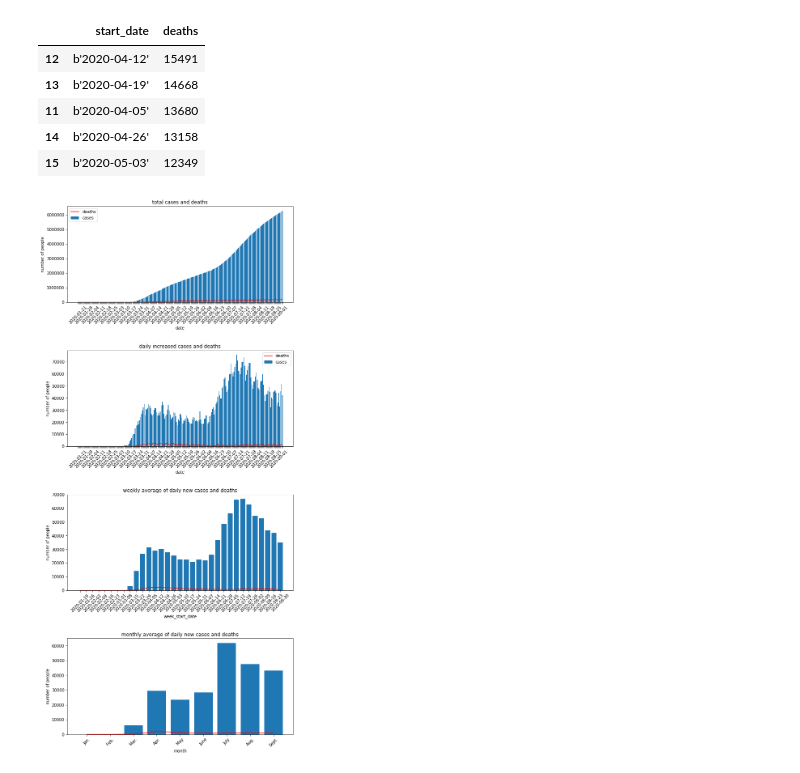
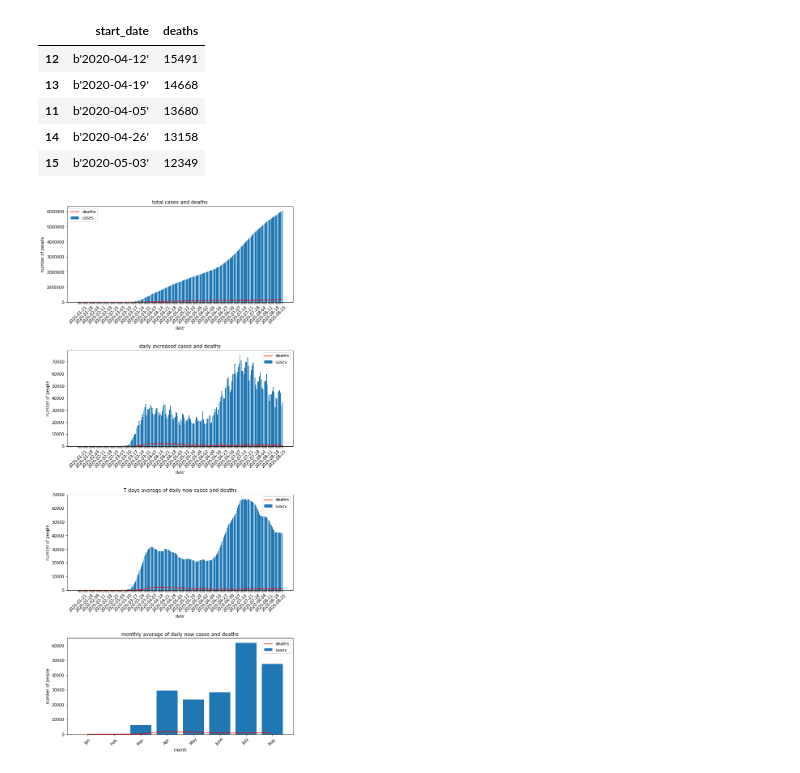
Before and after one commit to trainsn/CSE_5544, a Jupyter notebook: lab1/lab1_covid_analysis.ipynb, the cells around one changed output. Saved outputs shown, nothing was run; the diff lists cells and outputs as text; code cells hidden in the pictures.

Commit message:
only to end of Aug & modify average for start week

```diff
--- a/lab1/lab1_covid_analysis.ipynb
+++ b/lab1/lab1_covid_analysis.ipynb
@@ -19,6 +19,8 @@ total.head(10)
 | 8 | 2020-01-29 | 5 | 0 |
 | 9 | 2020-01-30 | 6 | 0 |
 # %%
+total = total.iloc[:224, :]
+
 fig = plt.figure(figsize = (10,6))
 plt.bar(total.date,
          total.cases,
@@ -231,7 +235,7 @@ plt.show()
 # monthly average
 average_month = pd.DataFrame()
 
-average_month_name = np.empty([9], dtype='S10')
+average_month_name = np.empty([8], dtype='S10')
 average_month_name[0] = 'Jan.'
 average_month_name[1] = 'Feb.'
 average_month_name[2] = 'Mar.'
@@ -240,13 +244,12 @@ average_month_name[4] = 'May'
 average_month_name[5] = 'June'
 average_month_name[6] = 'July'
 average_month_name[7] = 'Aug.'
-average_month_name[8] = 'Sept.'
 average_month['month'] = pd.Series(average_month_name)
 
 
 new_increase_cases = new_increase['cases'].values
-average_month_cases = np.zeros(9)
-average_month_cases[0] = np.sum(new_increase_cases[:11]) / 31
+average_month_cases = np.zeros(8)
+average_month_cases[0] = np.mean(new_increase_cases[:11])
 average_month_cases[1] = np.mean(new_increase_cases[11:40])
 average_month_cases[2] = np.mean(new_increase_cases[40:71])
 average_month_cases[3] = np.mean(new_increase_cases[71:101])
@@ -254,11 +257,10 @@ average_month_cases[4] = np.mean(new_increase_cases[101:132])
 average_month_cases[5] = np.mean(new_increase_cases[132:162])
 average_month_cases[6] = np.mean(new_increase_cases[162:193])
 average_month_cases[7] = np.mean(new_increase_cases[193:224])
-average_month_cases[8] = np.mean(new_increase_cases[224:229])
 average_month['cases'] = pd.Series(average_month_cases)
 
 new_increase_deaths = new_increase['deaths'].values
-average_month_deaths = np.zeros(9)
+average_month_deaths = np.zeros(8)
 average_month_deaths[0] = np.sum(new_increase_deaths[:11]) / 31
 average_month_deaths[1] = np.mean(new_increase_deaths[11:40])
 average_month_deaths[2] = np.mean(new_increase_deaths[40:71])
@@ -267,7 +269,6 @@ average_month_deaths[4] = np.mean(new_increase_deaths[101:132])
 average_month_deaths[5] = np.mean(new_increase_deaths[132:162])
 average_month_deaths[6] = np.mean(new_increase_deaths[162:193])
 average_month_deaths[7] = np.mean(new_increase_deaths[193:224])
-average_month_deaths[8] = np.mean(new_increase_deaths[224:229])
 average_month['deaths'] = pd.Series(average_month_deaths)
 
 average_month.head(10)
@@ -438,44 +438,49 @@ axs[1].set_ylabel('number of people')
 
 axs[1].legend()
 
-axs[2].bar(average_week.start_date,
-         average_week.cases,
+axs[2].bar(average7.date,
+         average7.cases,
          label = 'cases'
         )
-axs[2].plot(average_week.start_date,
-        average_week.deaths,
+axs[2].plot(average7.date,
+        average7.deaths,
         linestyle = '-',
         color='red',
         label = 'deaths'
         )
 
 for label in axs[2].get_xticklabels():
+    label.set_visible(False)
+for label in axs[2].get_xticklabels()[::7]:
+    label.set_visible(True)
     label.set_rotation(45)
 
-axs[2].set_title('weekly average of daily new cases and deaths')
-axs[2].set_xlabel('week_start_date')
+axs[2].set_title('7 days average of daily new cases and deaths')
+axs[2].set_xlabel('date')
 axs[2].set_ylabel('number of people')
 
-
+axs[2].legend()
 
 axs[3].bar(average_month.month,
          average_month.cases,
          label = 'cases'
         )
 axs[3].plot(average_month.month,
         average_month.deaths,
         linestyle = '-',
         color='red',
         label = 'deaths'
         )
 
 for label in axs[3].get_xticklabels():
     label.set_rotation(45)
 
 axs[3].set_title('monthly average of daily new cases and deaths')
 axs[3].set_xlabel('month')
 axs[3].set_ylabel('number of people')
 
+axs[3].legend()
+
 plt.show()
 # %% [output]
-[figure, old version]
+[figure, new version]
```
Also changed, not shown: parts of 7 cells of this notebook.
